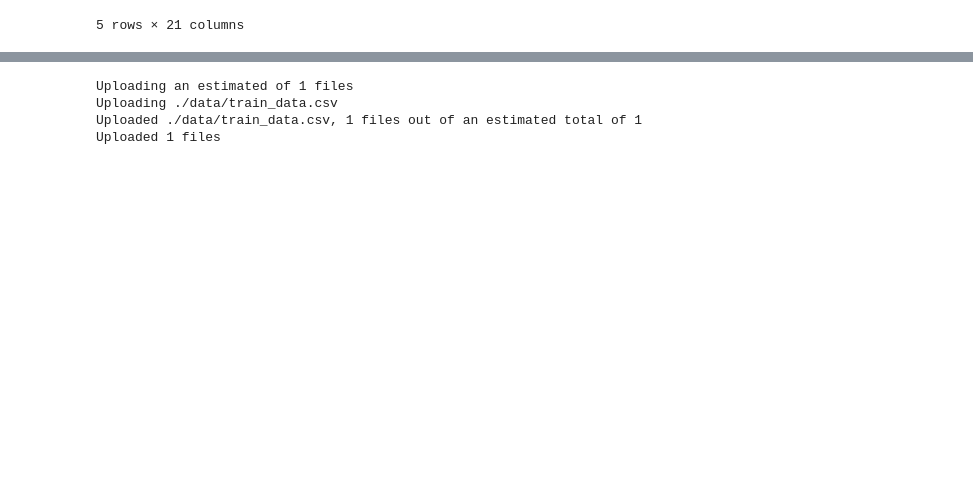
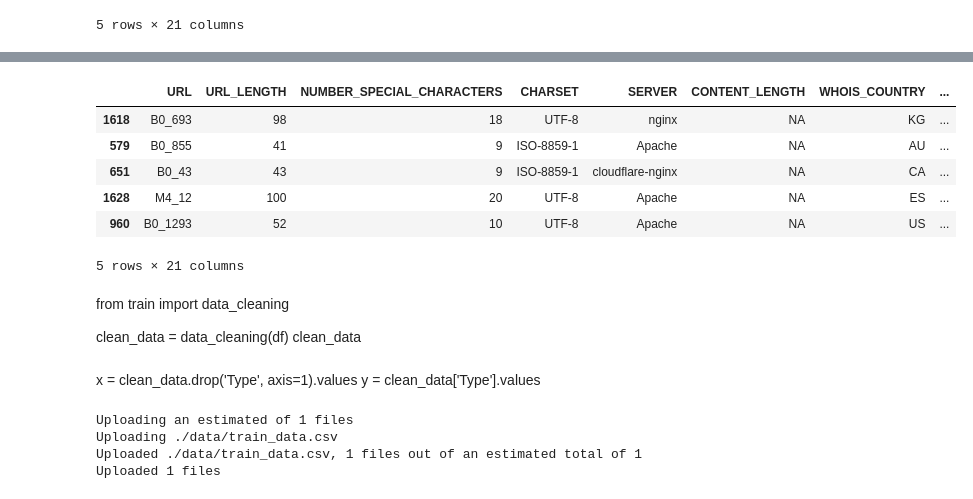
Before and after one commit to Panth-Shah/AzureML_WebsiteClassifier, a Jupyter notebook: starter_file/aml-pipelines-with-automated-machine-learning-step.ipynb, the cells around one changed output, grey strips where cells are left out. Saved outputs shown, nothing was run; the diff lists cells and outputs as text; code cells hidden in the pictures; blank space fills up the shorter version.

Commit message:
[Udacity Project] - AutoML run completed

```diff
--- a/starter_file/aml-pipelines-with-automated-machine-learning-step.ipynb
+++ b/starter_file/aml-pipelines-with-automated-machine-learning-step.ipynb
@@ -184,0 +181,3 @@ y = clean_data['Type'].values
+# %%
+y_df = x_df.pop("Type")
+y_df
@@ -185 +197,29 @@ y = clean_data['Type'].values
+# %%
+# prepare dataset for model training
+
+from sklearn.model_selection import train_test_split
+
+(x_train, x_test, y_train, y_test) = train_test_split(x_df, y_df, test_size= 0.3, random_state = 0)
+# merge the output x and y dataframes into a single table for AutoML experiment
+train_data_df = pd.concat([x_train, y_train], axis=1)
+test_data_df = pd.concat([x_test, y_train], axis=1)
+
+# view train dataset
+train_data_df.head()
+# %% [output]
+|  | URL | URL_LENGTH | NUMBER_SPECIAL_CHARACTERS | CHARSET | SERVER | CONTENT_LENGTH | WHOIS_COUNTRY | ... |
+| 1618 | B0_693 | 98 | 18 | UTF-8 | nginx | NA | KG | ... |
+| 579 | B0_855 | 41 | 9 | ISO-8859-1 | Apache | NA | AU | ... |
+| 651 | B0_43 | 43 | 9 | ISO-8859-1 | cloudflare-nginx | NA | CA | ... |
+| 1628 | M4_12 | 100 | 20 | UTF-8 | Apache | NA | ES | ... |
+| 960 | B0_1293 | 52 | 10 | UTF-8 | Apache | NA | US | ... |
+5 rows × 21 columns
+# %% [markdown]
+from train import data_cleaning
+
+clean_data = data_cleaning(df)
+clean_data
+# %% [markdown]
+x = clean_data.drop('Type', axis=1).values
+y = clean_data['Type'].values
 # %%
```
Also changed, not shown: parts of 19 cells of this notebook, 7 other files.
